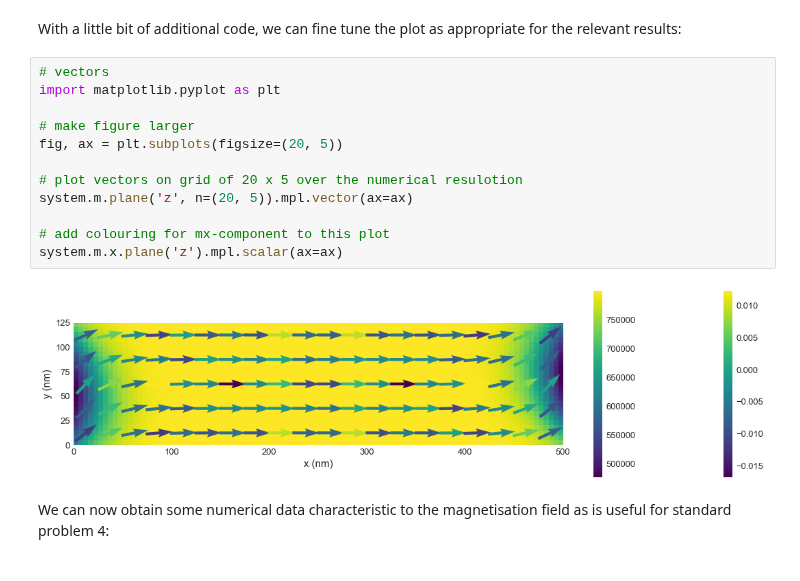
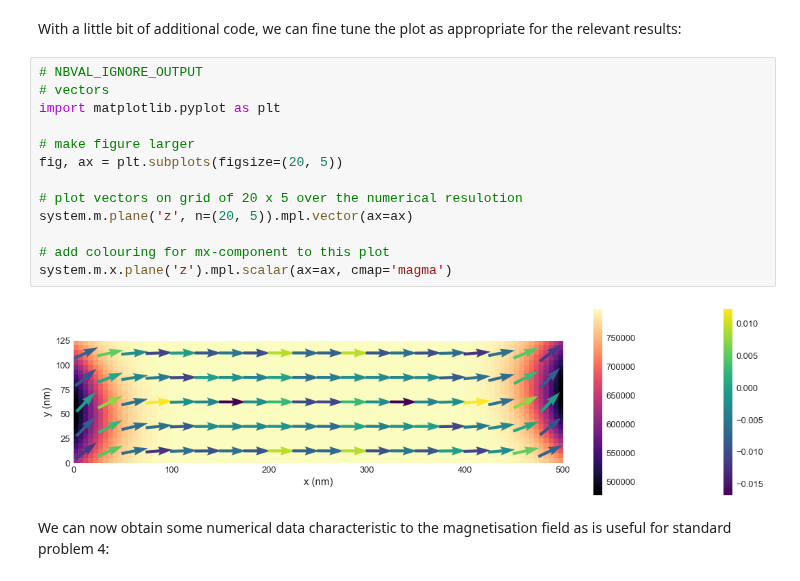
Before and after one commit to ubermag/oommfc, a Jupyter notebook: docs/ipynb/08-tutorial-standard-problem4.ipynb, the cells around one changed output. Saved outputs shown, nothing was run; the diff lists cells and outputs as text.

```diff
--- a/docs/ipynb/08-tutorial-standard-problem4.ipynb
+++ b/docs/ipynb/08-tutorial-standard-problem4.ipynb
@@ -127,19 +130,20 @@ system.m.plane('z').mpl()
 # %% [markdown]
 With a little bit of additional code, we can fine tune the plot as appropriate for the relevant results:
 # %%
+# NBVAL_IGNORE_OUTPUT
 # vectors
 import matplotlib.pyplot as plt
 
 # make figure larger
 fig, ax = plt.subplots(figsize=(20, 5))
 
 # plot vectors on grid of 20 x 5 over the numerical resulotion
 system.m.plane('z', n=(20, 5)).mpl.vector(ax=ax)
 
 # add colouring for mx-component to this plot
-system.m.x.plane('z').mpl.scalar(ax=ax)
+system.m.x.plane('z').mpl.scalar(ax=ax, cmap='magma')
 # %% [output]
-[figure, old version]
+[figure, new version]
 # %% [markdown]
 We can now obtain some numerical data characteristic to the magnetisation field as is useful for standard problem 4:
 # %%
```
Also changed, not shown: parts of 13 cells of this notebook, 22 other files.
